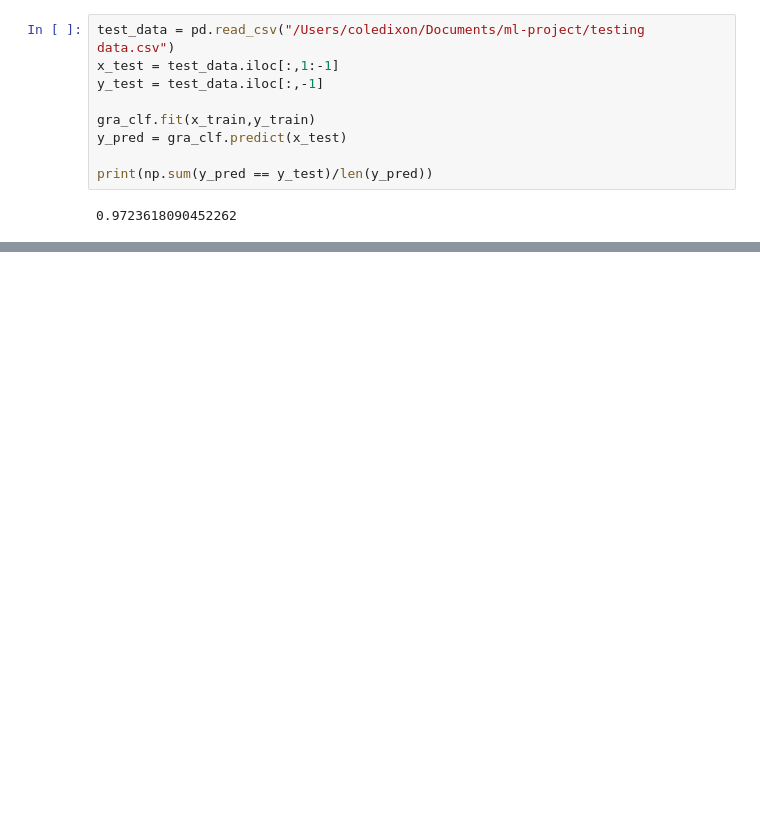
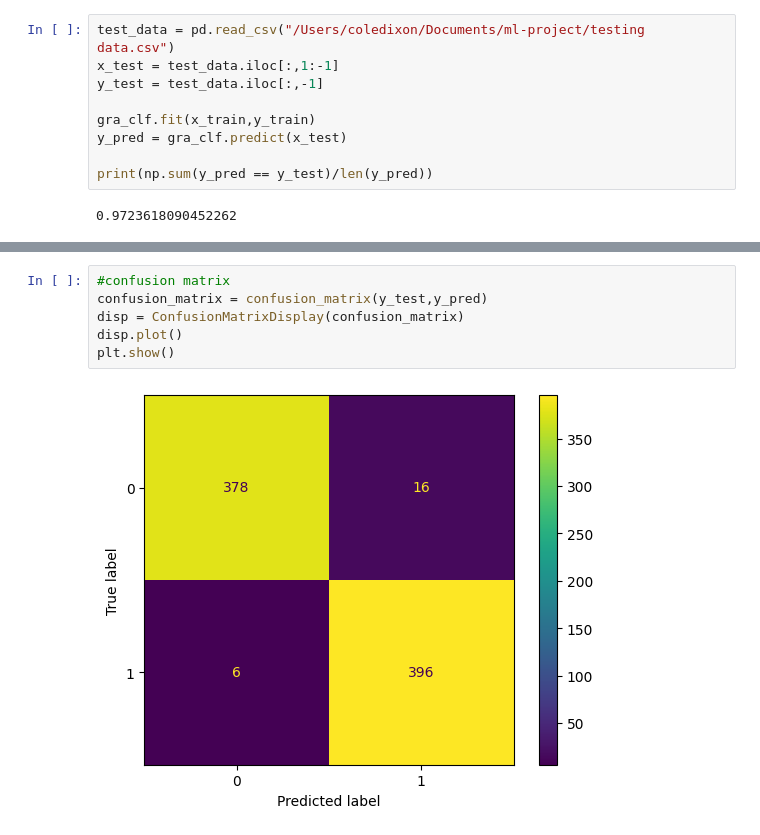
Before and after one commit to jasroopdhingra/ml-project, a Jupyter notebook: Cole_Model_Evalutation/Model_Evaluation.ipynb, the cells around one changed output, grey strips where cells are left out. Drawn from its saved outputs; the diff is of its cells as text; blank space fills up the shorter version.

```diff
--- a/Cole_Model_Evalutation/Model_Evaluation.ipynb
+++ b/Cole_Model_Evalutation/Model_Evaluation.ipynb
@@ -66,0 +104,8 @@ print(avg_false_kd_diff,avg_kd_diff,std_kd_diff)
+# %%
+#confusion matrix
+confusion_matrix = confusion_matrix(y_test,y_pred)
+disp = ConfusionMatrixDisplay(confusion_matrix)
+disp.plot()
+plt.show()
+# %% [output]
+[figure, added]
```
Also changed, not shown: parts of 10 cells of this notebook, 1 other file.
